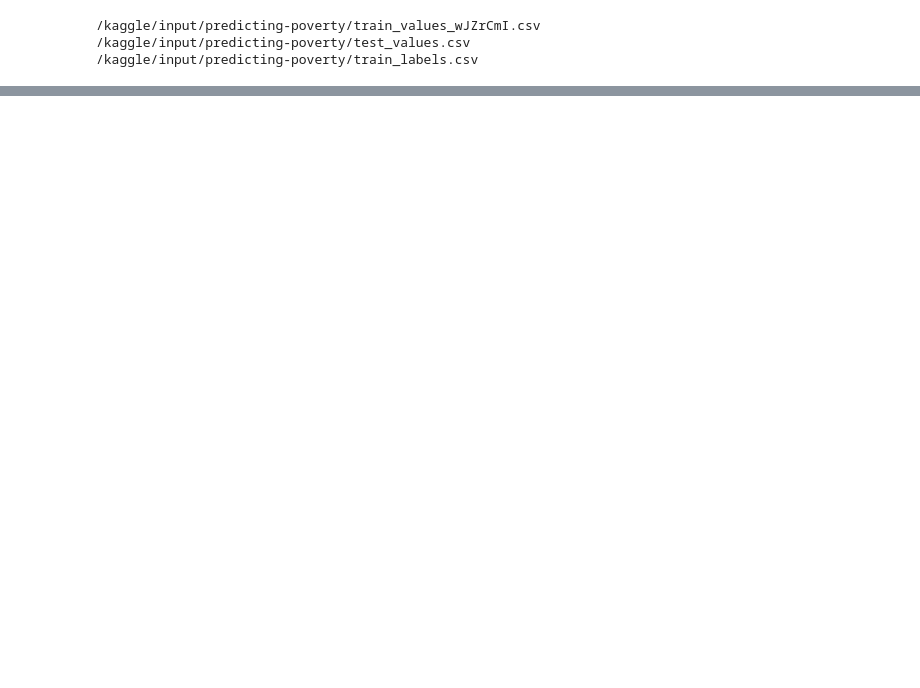
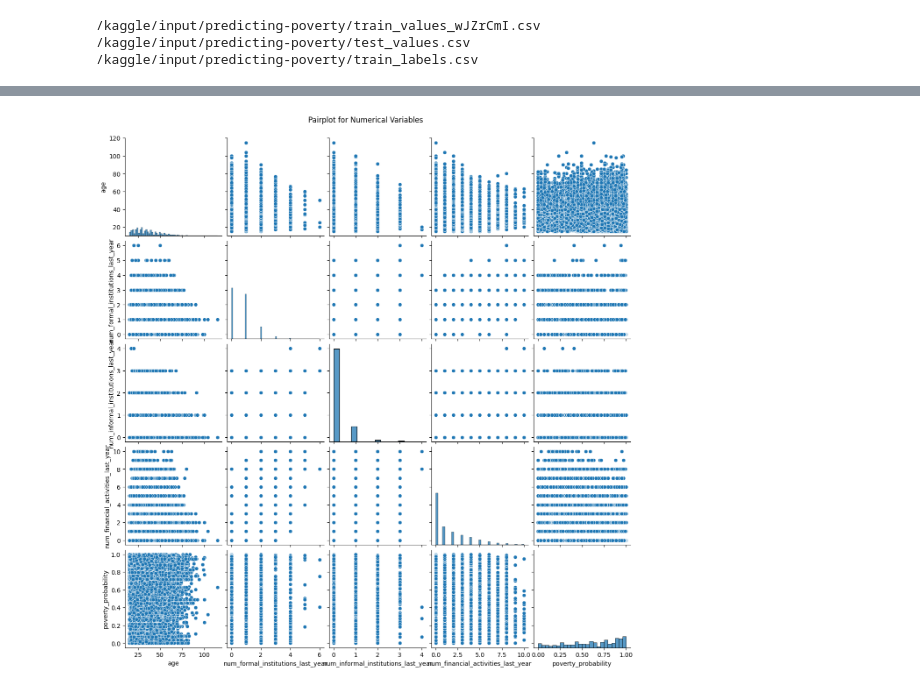
Before and after one commit to aasimk910/AI_coursework, a Jupyter notebook: ai-coursework.ipynb, the cells around one changed output, grey strips where cells are left out. Drawn from its saved outputs; the diff is of its cells as text; code cells hidden in the pictures; blank space fills up the shorter version.

```diff
--- a/ai-coursework.ipynb
+++ b/ai-coursework.ipynb
@@ -22,0 +127,7 @@ for dirname, _, filenames in os.walk('/kaggle/input'):
+# %%
+# Pairplot for numerical variables
+sns.pairplot(df[numerical_columns])
+plt.suptitle('Pairplot for Numerical Variables', y=1.02)
+plt.show()
+# %% [output]
+[figure, added]
```
Also changed, not shown: parts of 10 cells of this notebook.
